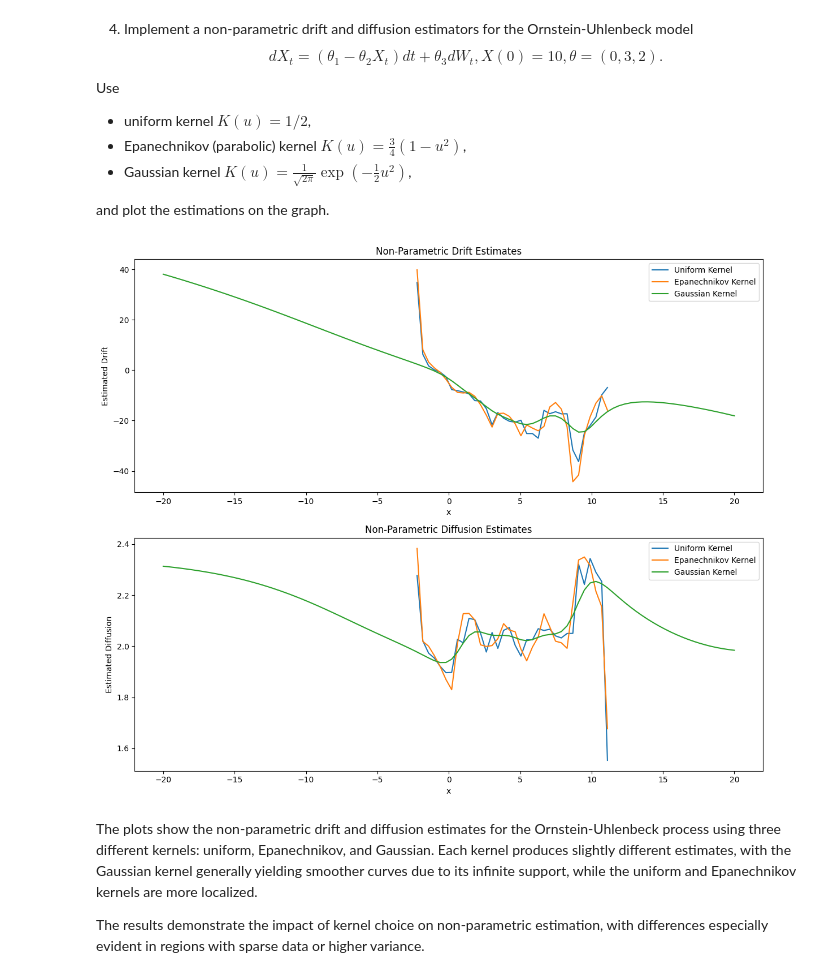
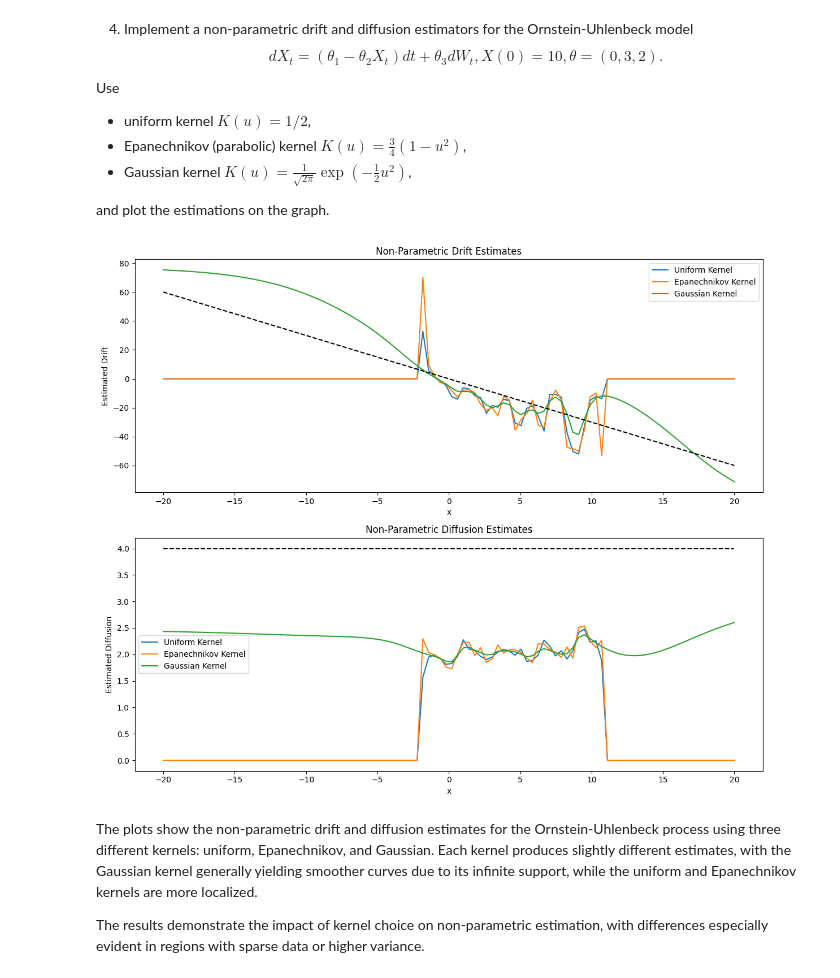
Before and after one commit to MiromanovDaniil/SSP-labs, a Jupyter notebook: SSP_exam.ipynb, the cells around one changed output. Saved outputs shown, nothing was run; the diff lists cells and outputs as text; code cells hidden in the pictures.

```diff
--- a/SSP_exam.ipynb
+++ b/SSP_exam.ipynb
@@ -290,6 +290,9 @@ Use
 
 and plot the estimations on the graph.
 # %%
+import numpy as np
+import matplotlib.pyplot as plt
+
 # Parameters for OU process
 theta1 = 0.0   # Mean level
 theta2 = 3.0   # Speed of reversion
@@ -325,46 +328,61 @@ def estimate_drift_diffusion(X, kernel_func, x_points, h):
     diffusion_estimates = np.zeros(len(x_points))
 
     for j, x in enumerate(x_points):
+        # Kernel weights
         weights = kernel_func((x - X[:-1]) / h)
-        drift_estimates[j] = np.sum(weights * (X[1:] - X[:-1])) / (dt * np.sum(weights))
-        diffusion_estimates[j] = np.sqrt(np.sum(weights * (X[1:] - X[:-1])**2) / (dt * np.sum(weights)))
+
+        # Avoid division by zero or very small numbers
+        weight_sum = np.sum(weights)
+        if weight_sum == 0:
+            drift_estimates[j] = 0
+            diffusion_estimates[j] = 0
+        else:
+            drift_estimates[j] = np.sum(weights * (X[1:] - X[:-1])) / (dt * weight_sum)
+            diffusion_estimates[j] = np.sqrt(np.sum(weights * (X[1:] - X[:-1])**2) / (dt * weight_sum))
 
     return drift_estimates, diffusion_estimates
 
 # Set up x_points and bandwidth
 x_points = np.linspace(-20, 20, 100)
-h = 1.0  # Bandwidth
+h = 0.5  # Adjust bandwidth to smaller value
 
 # Compute estimates for each kernel
 drift_uniform, diff_uniform = estimate_drift_diffusion(X, uniform_kernel, x_points, h)
 drift_epanechnikov, diff_epanechnikov = estimate_drift_diffusion(X, epanechnikov_kernel, x_points, h)
 drift_gaussian, diff_gaussian = estimate_drift_diffusion(X, gaussian_kernel, x_points, h)
 
 # Plotting
 fig, axs = plt.subplots(2, 1, figsize=(12, 10))
+
+a_true = -theta2 * x_points
+b_true = theta3**2 * np.ones_like(x_points)
 
 # Plot drift estimates
 axs[0].plot(x_points, drift_uniform, label="Uniform Kernel")
 axs[0].plot(x_points, drift_epanechnikov, label="Epanechnikov Kernel")
 axs[0].plot(x_points, drift_gaussian, label="Gaussian Kernel")
 axs[0].set_xlabel("x")
 axs[0].set_ylabel("Estimated Drift")
 axs[0].set_title("Non-Parametric Drift Estimates")
 axs[0].legend()
 
 # Plot diffusion estimates
 axs[1].plot(x_points, diff_uniform, label="Uniform Kernel")
 axs[1].plot(x_points, diff_epanechnikov, label="Epanechnikov Kernel")
 axs[1].plot(x_points, diff_gaussian, label="Gaussian Kernel")
 axs[1].set_xlabel("x")
 axs[1].set_ylabel("Estimated Diffusion")
 axs[1].set_title("Non-Parametric Diffusion Estimates")
 axs[1].legend()
 
+# Plot true values
+axs[0].plot(x_points, a_true, 'k--', label='True Drift')
+axs[1].plot(x_points, b_true, 'k--', label='True Diffusion')
+
 plt.tight_layout()
 plt.show()
 # %% [output]
-[figure, old version]
+[figure, new version]
 # %% [markdown]
 The plots show the non-parametric drift and diffusion estimates for the Ornstein-Uhlenbeck process using three different kernels: uniform, Epanechnikov, and Gaussian. Each kernel produces slightly different estimates, with the Gaussian kernel generally yielding smoother curves due to its infinite support, while the uniform and Epanechnikov kernels are more localized.
 
```
